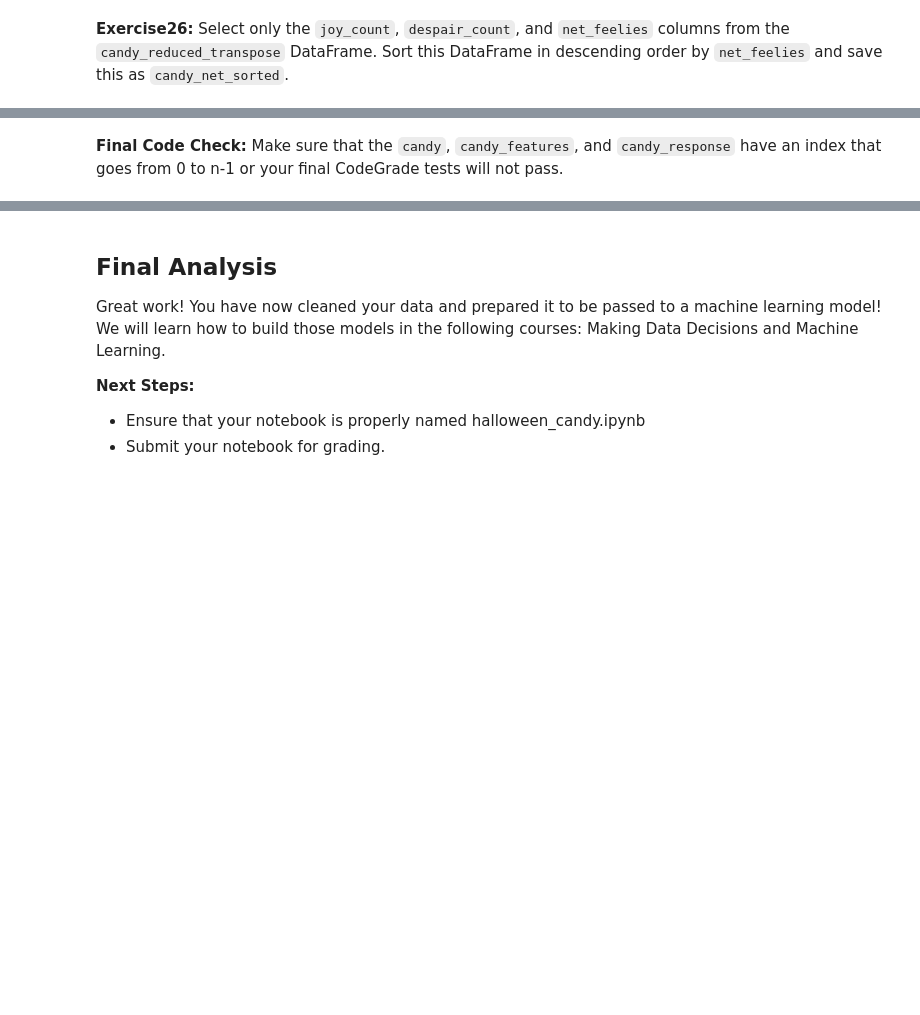
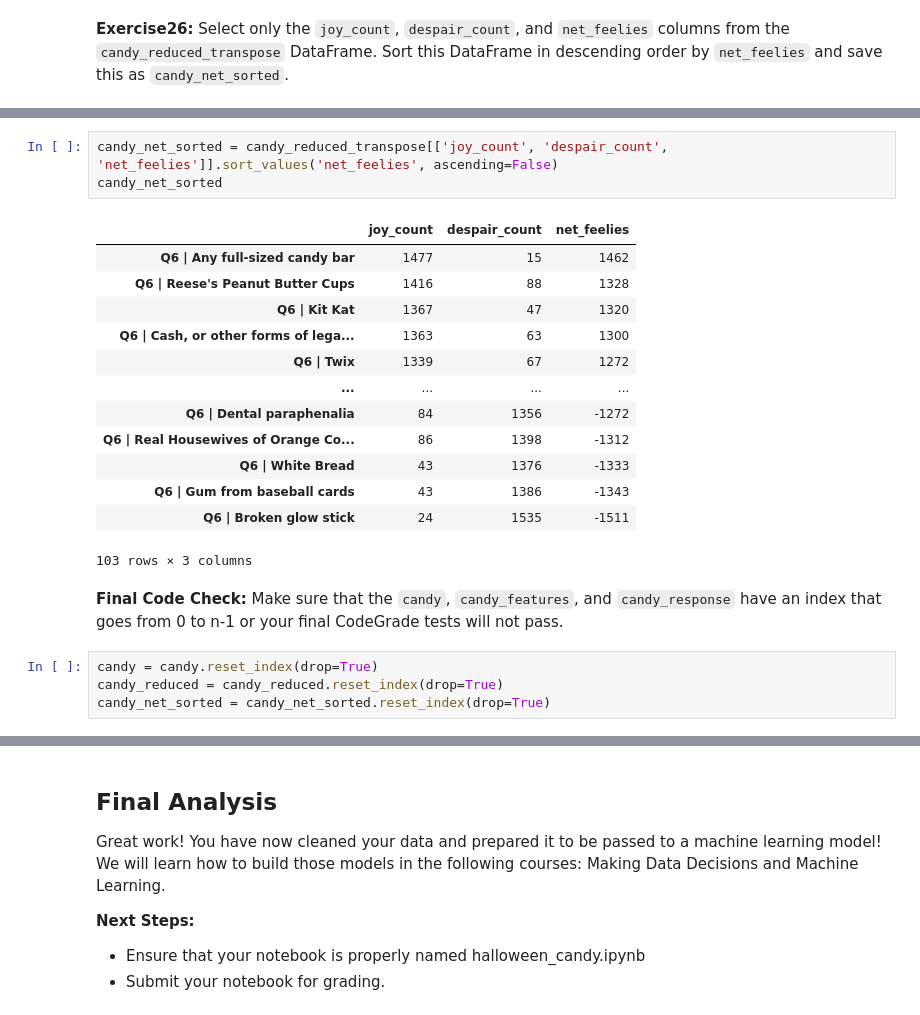
Before and after one commit to ben-sylve/mds-625, a Jupyter notebook: halloween_candy.ipynb, the cells around one changed output, grey strips where cells are left out. Saved outputs shown, nothing was run; the diff lists cells and outputs as text; blank space fills up the shorter version.

```diff
--- a/halloween_candy.ipynb
+++ b/halloween_candy.ipynb
@@ -656,2 +797,23 @@ Next, we will create two Series, one with JOY counts and one with DESPAIR counts
+# %%
+candy_net_sorted = candy_reduced_transpose[['joy_count', 'despair_count', 'net_feelies']].sort_values('net_feelies', ascending=False)
+candy_net_sorted
+# %% [output]
+|  | joy_count | despair_count | net_feelies |
+| Q6 | Any full-sized candy bar | 1477 | 15 | 1462 |
+| Q6 | Reese's Peanut Butter Cups | 1416 | 88 | 1328 |
+| Q6 | Kit Kat | 1367 | 47 | 1320 |
+| Q6 | Cash, or other forms of lega... | 1363 | 63 | 1300 |
+| Q6 | Twix | 1339 | 67 | 1272 |
+| ... | ... | ... | ... |
+| Q6 | Dental paraphenalia | 84 | 1356 | -1272 |
+| Q6 | Real Housewives of Orange Co... | 86 | 1398 | -1312 |
+| Q6 | White Bread | 43 | 1376 | -1333 |
+| Q6 | Gum from baseball cards | 43 | 1386 | -1343 |
+| Q6 | Broken glow stick | 24 | 1535 | -1511 |
+103 rows × 3 columns
 # %% [markdown]
 **Final Code Check:** Make sure that the `candy`, `candy_features`, and `candy_response` have an index that goes from 0 to n-1 or your final CodeGrade tests will not pass.
+# %%
+candy = candy.reset_index(drop=True)
+candy_reduced = candy_reduced.reset_index(drop=True)
+candy_net_sorted = candy_net_sorted.reset_index(drop=True)
```
Also changed, not shown: parts of 26 cells of this notebook.
